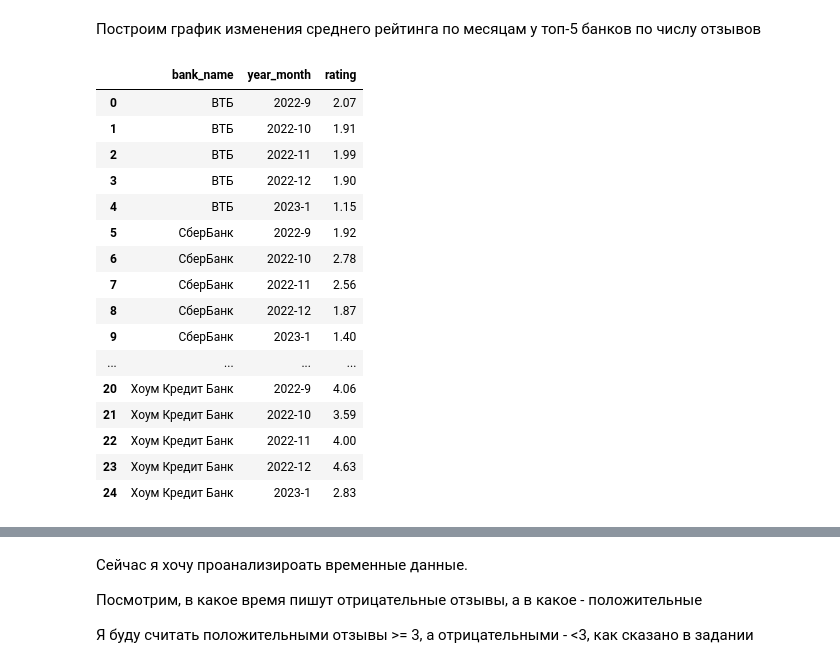
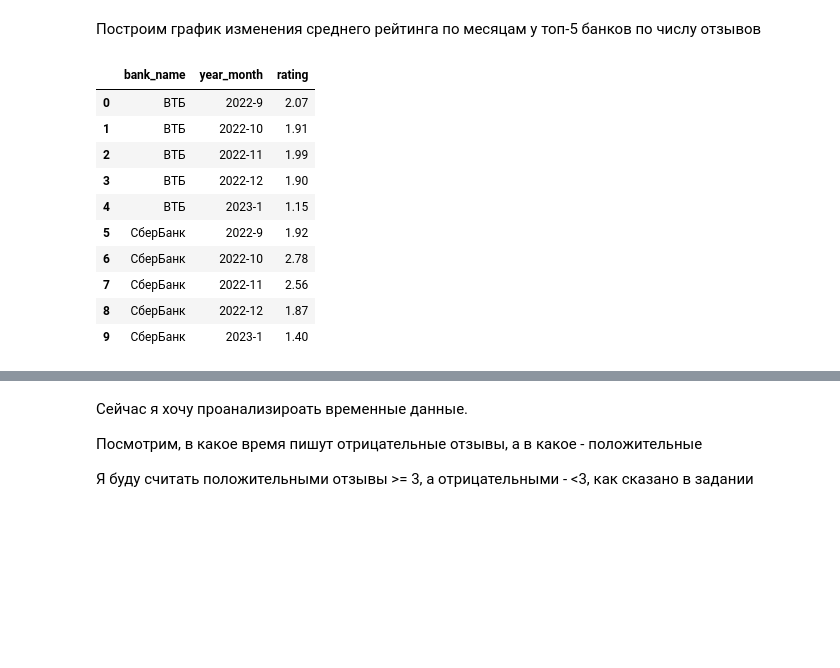
Before and after one commit to maykorablina/test-task-sber-ds-nlp, a Jupyter notebook: test_task.ipynb, the cells around one changed output, grey strips where cells are left out. Saved outputs shown, nothing was run; the diff lists cells and outputs as text; code cells hidden in the pictures; blank space fills up the shorter version.

```diff
--- a/test_task.ipynb
+++ b/test_task.ipynb
@@ -139,27 +143,21 @@ data['second'] = data['date'].dt.second
 # %%
 data['year_month'] = data['year'].astype(str) + '-' + data['month'].astype(str)
 data_to_graph = data[['bank_name','year_month','rating']]
 data_to_graph = data_to_graph[data_to_graph['bank_name'].isin(top15_banks_by_count.head(5)['bank_name'])].groupby(['bank_name', 'year_month']).agg({'rating': 'mean'}).reset_index()
 data_to_graph['rating'] = data_to_graph['rating'].round(2)
 order = ['2022-9', '2022-10', '2022-11', '2022-12', '2023-1']
 data_to_graph['year_month'] = pd.Categorical(data_to_graph['year_month'], categories=order, ordered=True)
 data_to_graph = data_to_graph.sort_values(by=['bank_name', 'year_month']).reset_index(drop=True)
-data_to_graph
+data_to_graph.head(10)
 # %% [output]
 |  | bank_name | year_month | rating |
 | 0 | ВТБ | 2022-9 | 2.07 |
 | 1 | ВТБ | 2022-10 | 1.91 |
 | 2 | ВТБ | 2022-11 | 1.99 |
 | 3 | ВТБ | 2022-12 | 1.90 |
 | 4 | ВТБ | 2023-1 | 1.15 |
 | 5 | СберБанк | 2022-9 | 1.92 |
 | 6 | СберБанк | 2022-10 | 2.78 |
 | 7 | СберБанк | 2022-11 | 2.56 |
 | 8 | СберБанк | 2022-12 | 1.87 |
 | 9 | СберБанк | 2023-1 | 1.40 |
-| ... | ... | ... | ... |
-| 20 | Хоум Кредит Банк | 2022-9 | 4.06 |
-| 21 | Хоум Кредит Банк | 2022-10 | 3.59 |
-| 22 | Хоум Кредит Банк | 2022-11 | 4.00 |
-| 23 | Хоум Кредит Банк | 2022-12 | 4.63 |
-| 24 | Хоум Кредит Банк | 2023-1 | 2.83 |
```
Also changed, not shown: parts of 40 cells of this notebook.
